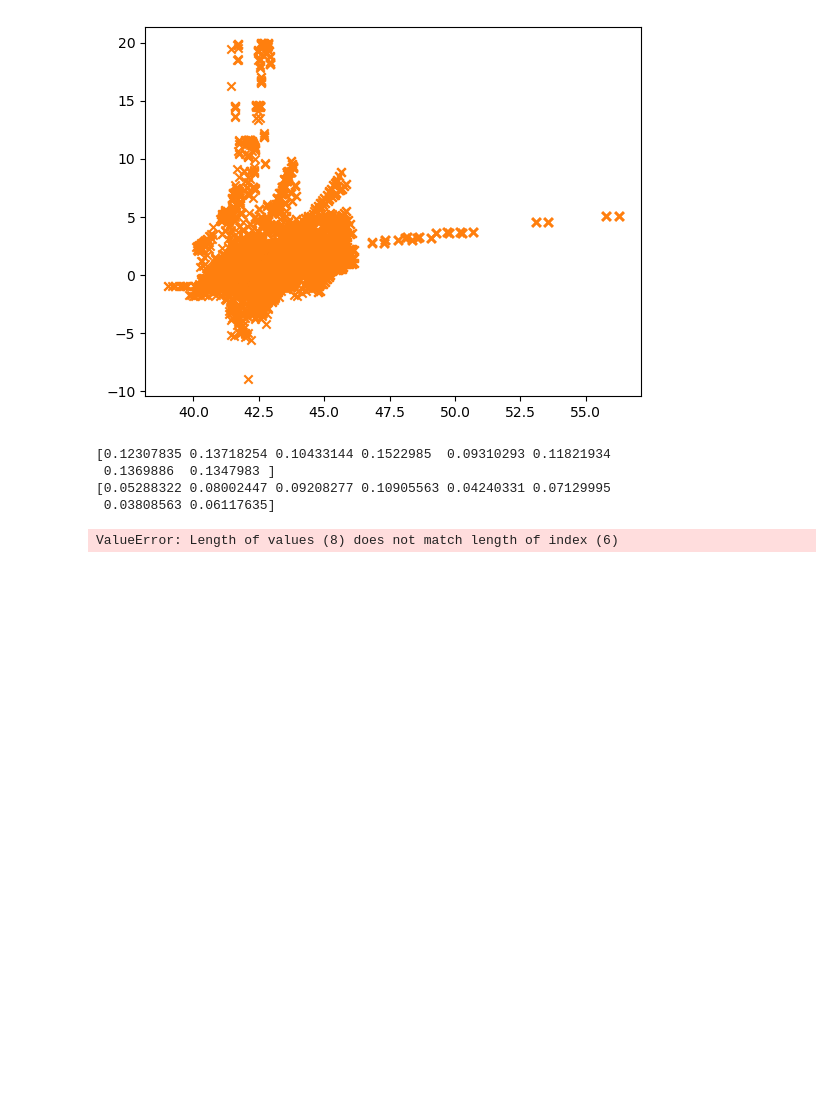
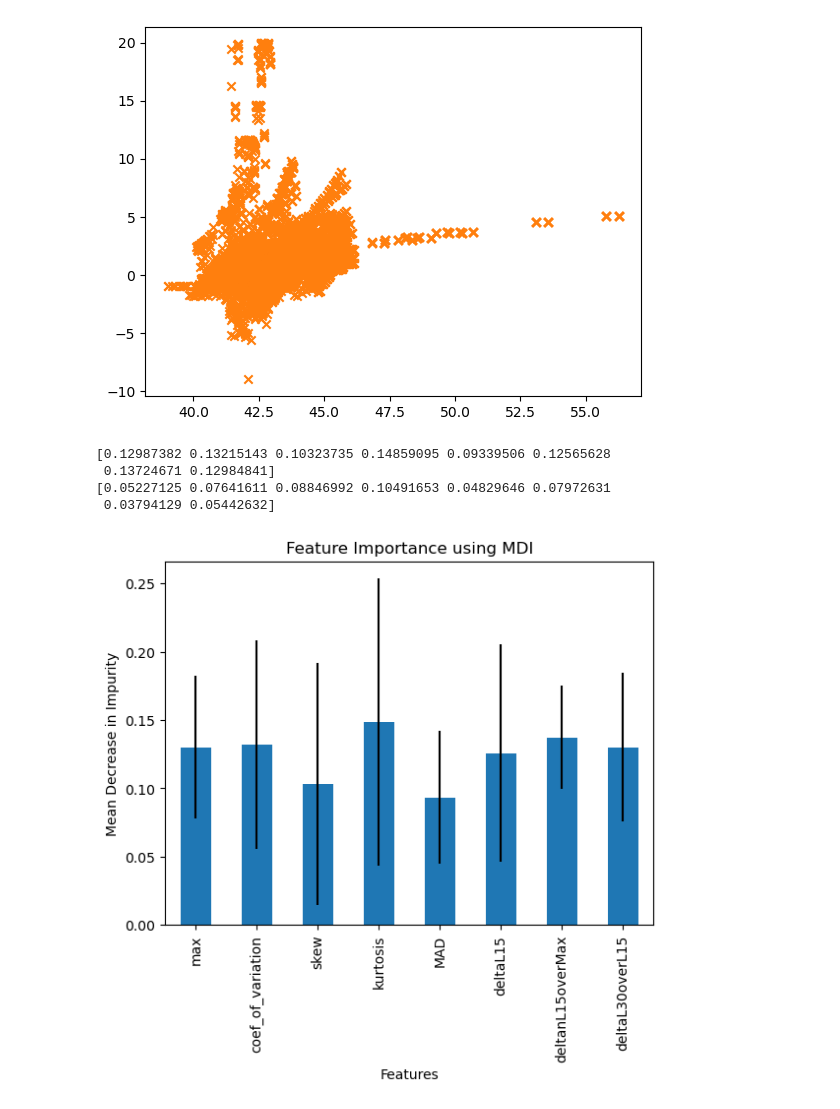
Before and after one commit to QuintinWeigand/SURP-Project-2024, a Jupyter notebook: Classification/RandomTree.ipynb, the cells around one changed output. Saved outputs shown, nothing was run; the diff lists cells and outputs as text; code cells hidden in the pictures; blank space fills up the shorter version.

```diff
--- a/Classification/RandomTree.ipynb
+++ b/Classification/RandomTree.ipynb
@@ -137,25 +138,25 @@ ax.scatter(x_array[2340:,0],x_array[2340:,2],marker="x")
 # %%
 import pandas as pd
 importances = forest.feature_importances_
 std = np.std([tree.feature_importances_ for tree in forest.estimators_], axis=0)
 print(importances)
 print(std)
 
-forest_importances = pd.Series(importances, index = ["max","coef_of_variation","skew","kurtosis","MAD","deltaL15"])
+forest_importances = pd.Series(importances, index = ["max","coef_of_variation","skew","kurtosis","MAD","deltaL15", "deltanL15overMax", "deltaL30overL15"])
 
 fig, ax = plt.subplots()
 forest_importances.plot.bar(yerr=std, ax=ax)
 ax.set_xlabel("Features")
 ax.set_ylabel("Mean Decrease in Impurity")
 ax.set_title("Feature Importance using MDI")
 # Create a series containing feature importances from the model and feature names from the training data
 #feature_importances = pd.Series(forest.feature_importances_, index=x_train.columns).sort_values(ascending=False)
 plt.show()
 # Plot a simple bar chart
 #feature_importances.plot.bar()
 # %% [output]
-[0.12307835 0.13718254 0.10433144 0.1522985  0.09310293 0.11821934
- 0.1369886  0.1347983 ]
-[0.05288322 0.08002447 0.09208277 0.10905563 0.04240331 0.07129995
- 0.03808563 0.06117635]
+[0.12987382 0.13215143 0.10323735 0.14859095 0.09339506 0.12565628
+ 0.13724671 0.12984841]
+[0.05227125 0.07641611 0.08846992 0.10491653 0.04829646 0.07972631
+ 0.03794129 0.05442632]
-ValueError: Length of values (8) does not match length of index (6)
+[figure, added]
```
Also changed, not shown: parts of 1 cell of this notebook, 6 other files.
